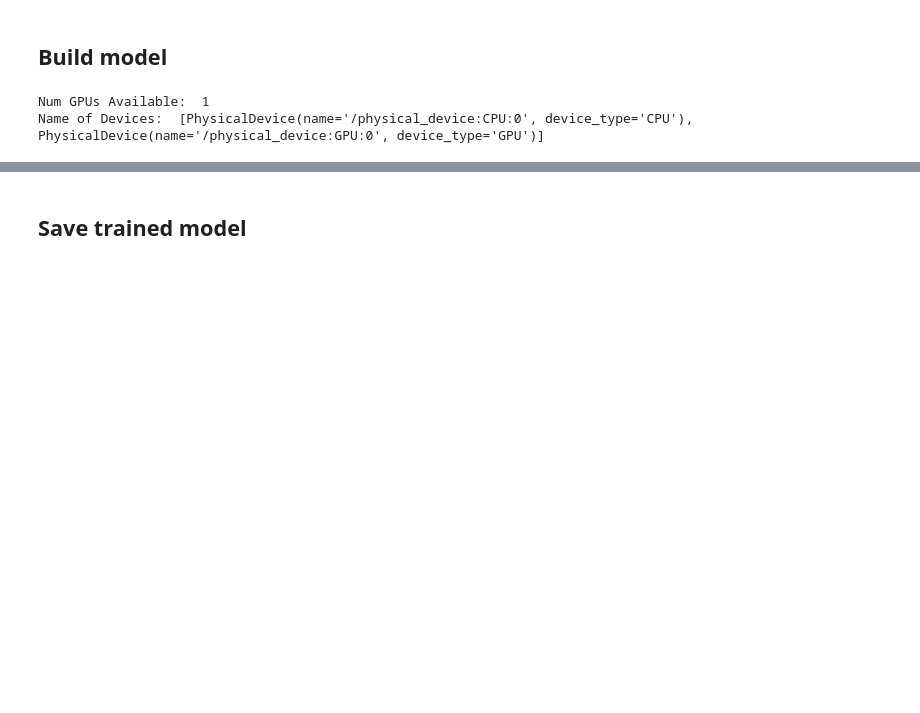
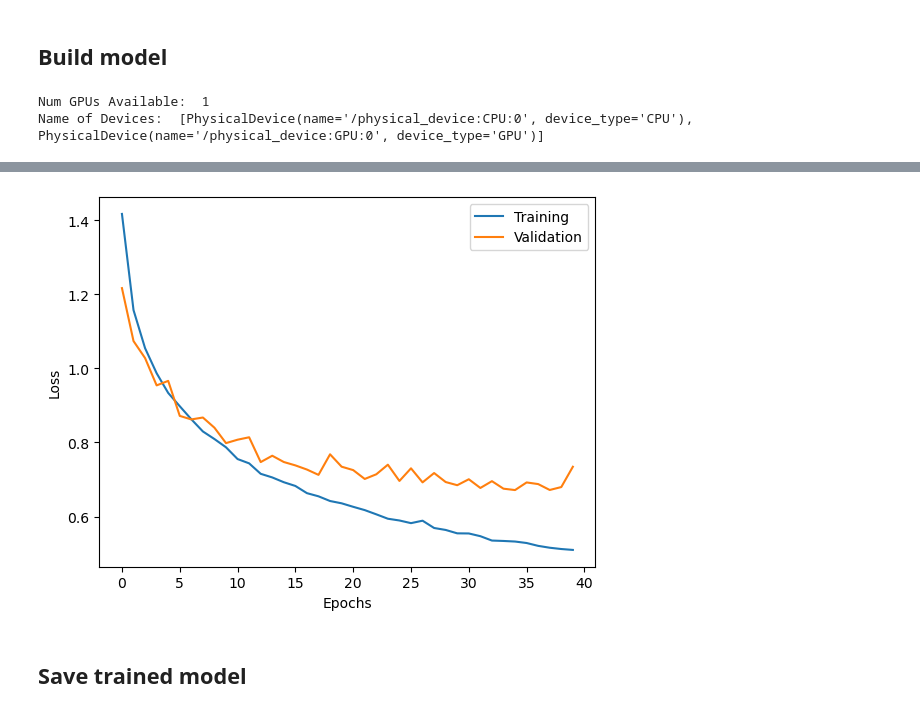
Before and after one commit to citrovin/LanguageDetection, a Jupyter notebook: src/pre-training/pre-train.ipynb, the cells around one changed output, grey strips where cells are left out. Saved outputs shown, nothing was run; the diff lists cells and outputs as text; code cells hidden in the pictures; blank space fills up the shorter version.

```diff
--- a/src/pre-training/pre-train.ipynb
+++ b/src/pre-training/pre-train.ipynb
@@ -349,3 +369,12 @@ plt.show()
+# %%
+plt.plot(range(0, len(history.history['loss'])), history.history['loss'])
+plt.plot(range(0, len(history.history['val_loss'])), history.history['val_loss'])
+plt.xlabel("Epochs")
+plt.ylabel("Loss")
+plt.legend(['Training', 'Validation'])
+plt.show()
+# %% [output]
+[figure, added]
 # %%
 # with tf.device('/gpu:0'):
 #     model.evaluate(x_test, y_test, verbose=2)
```
Also changed, not shown: parts of 7 cells of this notebook, 52 other files.
